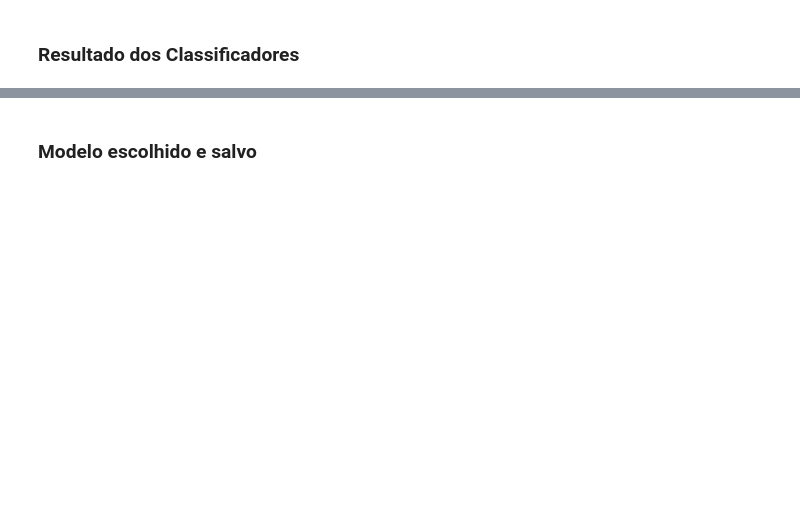
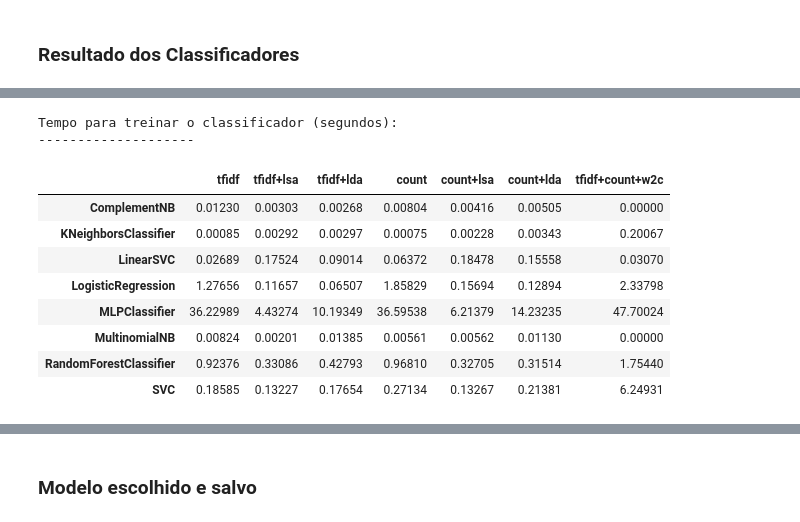
Before and after one commit to rdenadai/sentiment-analysis-2018-president-election, a Jupyter notebook: src/ai/experiments/supervised/emotion_regular_supervised_ml.ipynb, the cells around one changed output, grey strips where cells are left out. Cells and saved outputs as stored; diff of their text form; code cells hidden in the pictures; blank space fills up the shorter version.

```diff
--- a/src/ai/experiments/supervised/emotion_regular_supervised_ml.ipynb
+++ b/src/ai/experiments/supervised/emotion_regular_supervised_ml.ipynb
@@ -435,0 +494,25 @@ df.style.apply(highlight_max).format({
+# %%
+print('Tempo para treinar o classificador (segundos):')
+print('-' * 20)
+df = pd.DataFrame.from_dict(train_time)
+df.style.apply(highlight_min).format({
+    'tfidf': '{:,.5f}'.format,
+    'tfidf+lsa': '{:,.5f}'.format,
+    'tfidf+lda': '{:,.5f}'.format,
+    'count': '{:,.5f}'.format,
+    'count+lsa': '{:,.5f}'.format,
+    'count+lda': '{:,.5f}'.format,
+    'tfidf+count+w2c': '{:,.5f}'.format,
+})
+# %% [output]
+Tempo para treinar o classificador (segundos):
+--------------------
+|  | tfidf | tfidf+lsa | tfidf+lda | count | count+lsa | count+lda | tfidf+count+w2c |
+| ComplementNB | 0.01230 | 0.00303 | 0.00268 | 0.00804 | 0.00416 | 0.00505 | 0.00000 |
+| KNeighborsClassifier | 0.00085 | 0.00292 | 0.00297 | 0.00075 | 0.00228 | 0.00343 | 0.20067 |
+| LinearSVC | 0.02689 | 0.17524 | 0.09014 | 0.06372 | 0.18478 | 0.15558 | 0.03070 |
+| LogisticRegression | 1.27656 | 0.11657 | 0.06507 | 1.85829 | 0.15694 | 0.12894 | 2.33798 |
+| MLPClassifier | 36.22989 | 4.43274 | 10.19349 | 36.59538 | 6.21379 | 14.23235 | 47.70024 |
+| MultinomialNB | 0.00824 | 0.00201 | 0.01385 | 0.00561 | 0.00562 | 0.01130 | 0.00000 |
+| RandomForestClassifier | 0.92376 | 0.33086 | 0.42793 | 0.96810 | 0.32705 | 0.31514 | 1.75440 |
+| SVC | 0.18585 | 0.13227 | 0.17654 | 0.27134 | 0.13267 | 0.21381 | 6.24931 |
```
Also changed, not shown: parts of 18 cells of this notebook, 1 other file.
